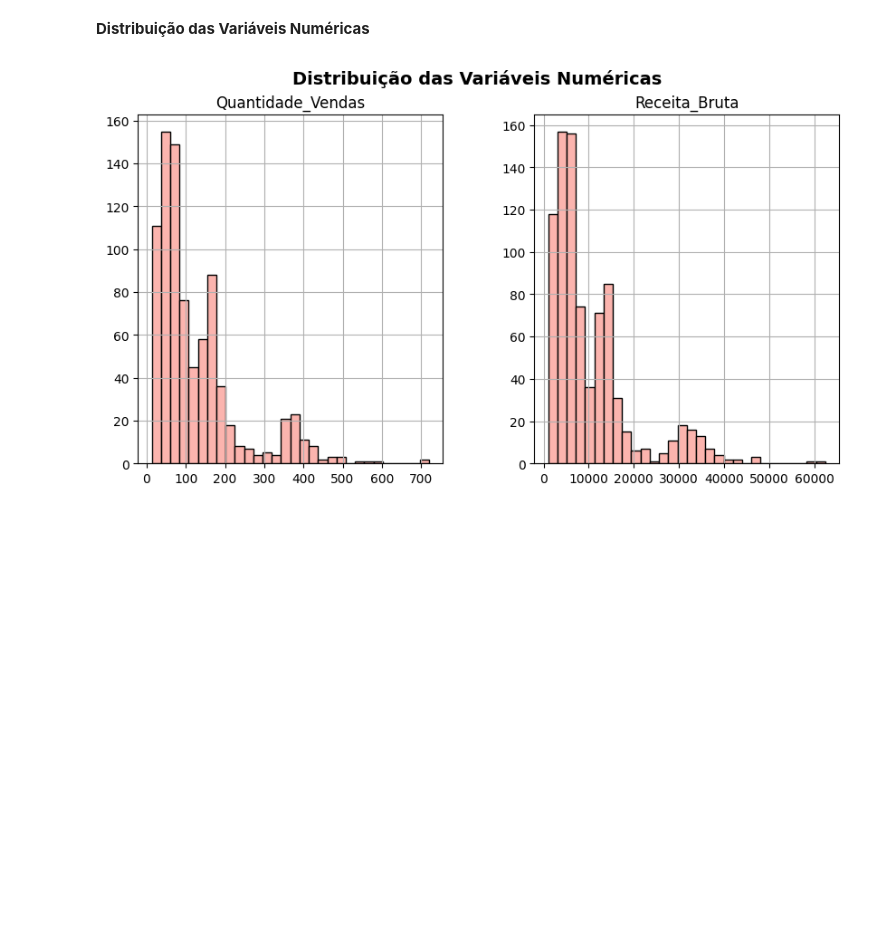
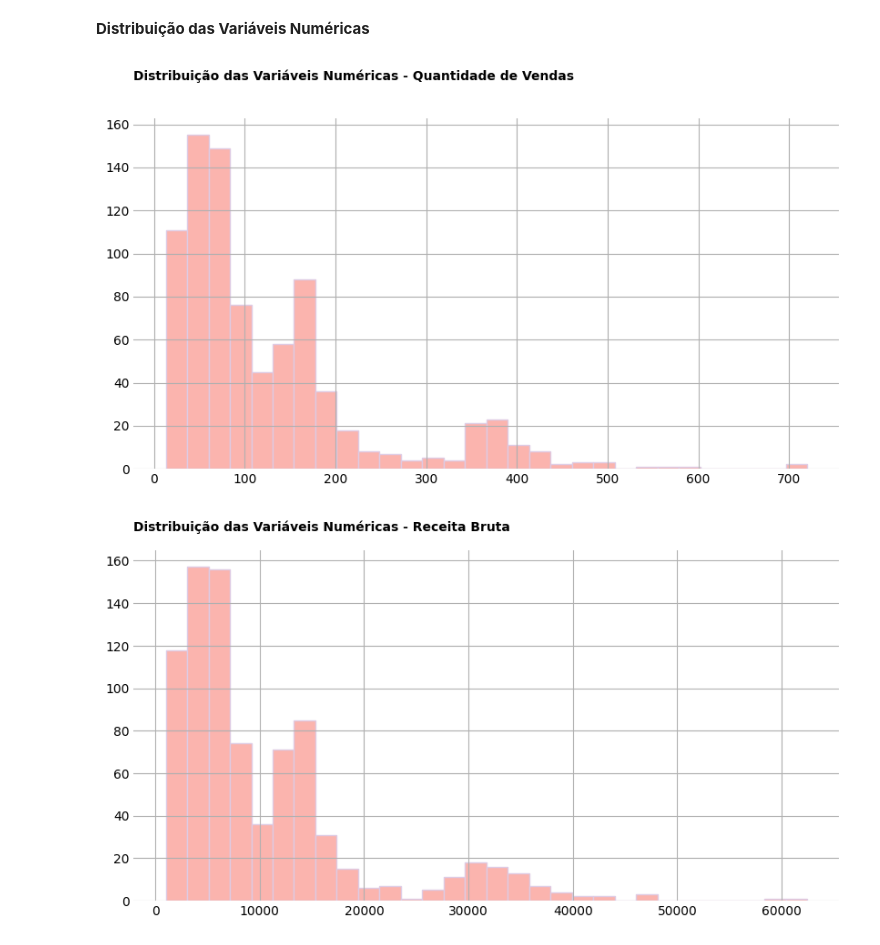
Before and after one commit to ricardo-paganini/urbanwear-sales-analysis, a Jupyter notebook: urbanwear-sales-analysis.ipynb, the cells around one changed output. Saved outputs shown, nothing was run; the diff lists cells and outputs as text; code cells hidden in the pictures; blank space fills up the shorter version.

```diff
--- a/urbanwear-sales-analysis.ipynb
+++ b/urbanwear-sales-analysis.ipynb
@@ -163,13 +163,22 @@ plt.rc('axes', prop_cycle=ciclo_cores)
 # %% [markdown]
 **Distribuição das Variáveis Numéricas**
 # %%
-num_cols = ["Quantidade_Vendas", "Receita_Bruta"]
+num_cols = ['Quantidade_Vendas', 'Receita_Bruta']
 
-df[num_cols].hist(bins=30, figsize=(10,5), edgecolor="black")
-plt.suptitle("Distribuição das Variáveis Numéricas", fontsize=14, fontweight="bold")
+df['Quantidade_Vendas'].hist(bins=30, figsize=(10,5), edgecolor=cores[3])
+plt.title('Distribuição das Variáveis Numéricas - Quantidade de Vendas', fontsize=10, fontweight='bold', pad=30, loc='left')
+plt.box(False)
+plt.tick_params(axis='both', length=0)
 plt.show()
+
+df['Receita_Bruta'].hist(bins=30, figsize=(10,5), edgecolor=cores[3])
+plt.title('Distribuição das Variáveis Numéricas - Receita Bruta', fontsize=10, fontweight='bold', pad=15, loc='left')
+plt.box(False)
+plt.tick_params(axis='both', length=0)
+plt.show()
 # %% [output]
-[figure, old version]
+[figure, new version]
+[figure, added]
 # %% [markdown]
 **Análise dos gráficos de distrubuição das variáveis numéricas**
 
```
Also changed, not shown: parts of 1 cell of this notebook.
